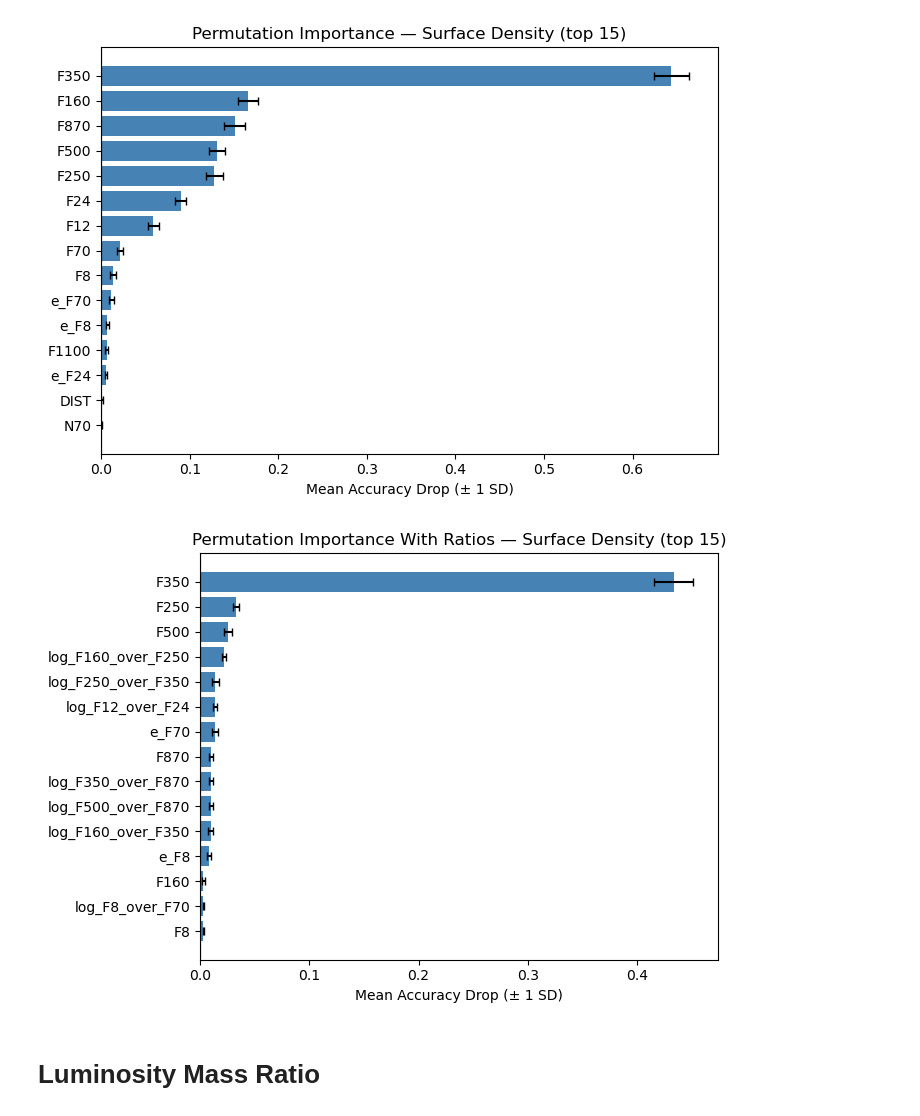
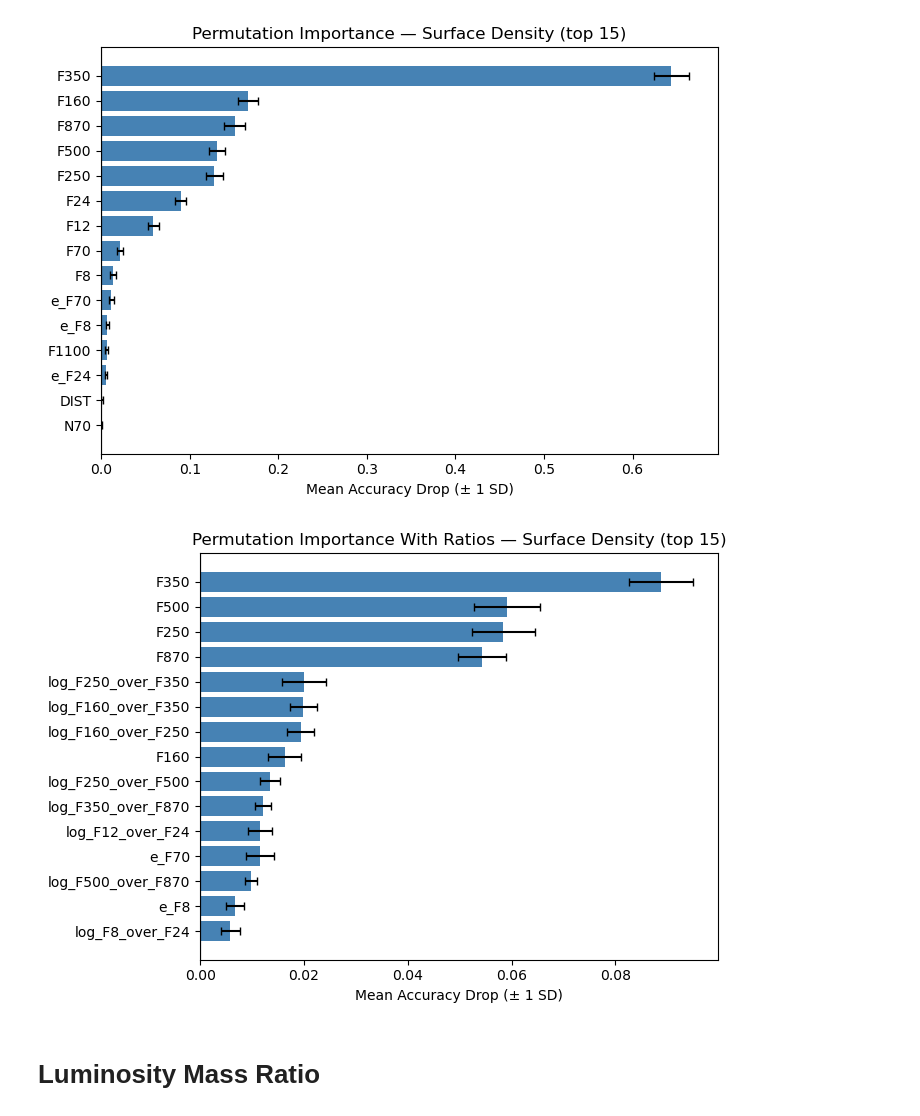
Before and after one commit to AlexEmert/Star-Formation-Research-Project-2026, a Jupyter notebook: pipeline/scripts/results_final_testing.ipynb, the cells around one changed output. Saved outputs shown, nothing was run; the diff lists cells and outputs as text; code cells hidden in the pictures.

Commit message:
perm important ratio graphs

```diff
--- a/pipeline/scripts/results_final_testing.ipynb
+++ b/pipeline/scripts/results_final_testing.ipynb
@@ -581,7 +582,9 @@ OrderedDict({'impute': 'passthrough', 'model__bagging_temperature': 4.2854685820
 # %%
-y_tbol = phot['T_BOL']
+phot_tbol = phot[phot['T_BOL'] <= 90]
+y_tbol = phot_tbol['T_BOL']
+phot_tbol_X = phot_tbol.drop(columns=remove_properties)
 
-tbol_X_train, tbol_X_test, tbol_y_train, tbol_y_test = train_test_split(X, y_tbol, test_size = 0.2, random_state=2026)
+tbol_X_train, tbol_X_test, tbol_y_train, tbol_y_test = train_test_split(phot_tbol_X, y_tbol, test_size = 0.2, random_state=2026)
 
 tbol_model_pipe = clone(model_pipe)
 tbol_model = CatBoostRegressor(random_state=2026, verbose=0, thread_count=-1, loss_function='RMSE')
@@ -646,5 +649,5 @@ plt.show()
 # %%
-phot_for_perm = X.copy()
+phot_for_perm = phot_tbol_X.copy()
 for top, bottom in itertools.combinations(flux_cols, 2):
     new_col_name = f"log_{top}_over_{bottom}"
     phot_for_perm[new_col_name] = np.log(phot_for_perm[top] / phot_for_perm[bottom])
@@ -660,7 +663,7 @@ perm_tbol_pipe = Pipeline([
 perm_tbol_pipe.fit(perm_tbol_X_train, perm_tbol_y_train)
 perm_tbol_with_ratios = permutation_importance(
     perm_tbol_pipe, perm_tbol_X_test, perm_tbol_y_test,
-    n_repeats=10, random_state=2026, n_jobs=-1
+    n_repeats=20, random_state=2026, n_jobs=-1
 )
 perm_tbol_ratios_df = (pd.DataFrame({
     'feature': perm_tbol_X_test.columns,
@@ -763,37 +766,37 @@ plt.show()
 phot_for_perm = X.copy()
 for top, bottom in itertools.combinations(flux_cols, 2):
     new_col_name = f"log_{top}_over_{bottom}"
     phot_for_perm[new_col_name] = np.log(phot_for_perm[top] / phot_for_perm[bottom])
 perm_dens_X_train, perm_dens_X_test, perm_dens_y_train, perm_dens_y_test = train_test_split(phot_for_perm, y_log_dens, test_size = 0.2, random_state=2026)
 perm_dens_pipe = Pipeline([
     ('impute', SimpleImputer()),
     ('scale', RobustScaler()),
     ('model', CatBoostRegressor(random_state=2026, verbose=0, thread_count=-1, loss_function='RMSE'))
 ])
-# if 'ratio' in dens_results['cat_log_params']:
-#     del dens_results['cat_log_params']['ratio']
-# perm_dens_pipe.set_params(**dens_results['cat_log_params'])
+if 'ratio' in dens_results['cat_log_params']:
+    del dens_results['cat_log_params']['ratio']
+perm_dens_pipe.set_params(**dens_results['cat_log_params'])
 perm_dens_pipe.fit(perm_dens_X_train, perm_dens_y_train)
 perm_dens_with_ratios = permutation_importance(
     perm_dens_pipe, perm_dens_X_test, perm_dens_y_test,
     n_repeats=10, random_state=2026, n_jobs=-1
 )
 perm_dens_ratios_df = (pd.DataFrame({
     'feature': perm_dens_X_test.columns,
     'mean': perm_dens_with_ratios.importances_mean,
     'std':  perm_dens_with_ratios.importances_std
 }).sort_values('mean', ascending=False).head(15))
 
 fig, ax = plt.subplots(figsize=(7, 5))
 ax.barh(perm_dens_ratios_df['feature'][::-1], perm_dens_ratios_df['mean'][::-1],
         xerr=perm_dens_ratios_df['std'][::-1], color='steelblue', capsize=3)
 ax.axvline(0, color='black', linewidth=0.8)
 ax.set_xlabel('Mean Accuracy Drop (± 1 SD)')
 ax.set_title('Permutation Importance With Ratios — Surface Density (top 15)')
 plt.tight_layout()
 plt.show()
 # %% [output]
-[figure, old version]
+[figure, new version]
 # %% [markdown]
 # Luminosity Mass Ratio
 # %%
```
Also changed, not shown: parts of 11 cells of this notebook, 10 other files.
